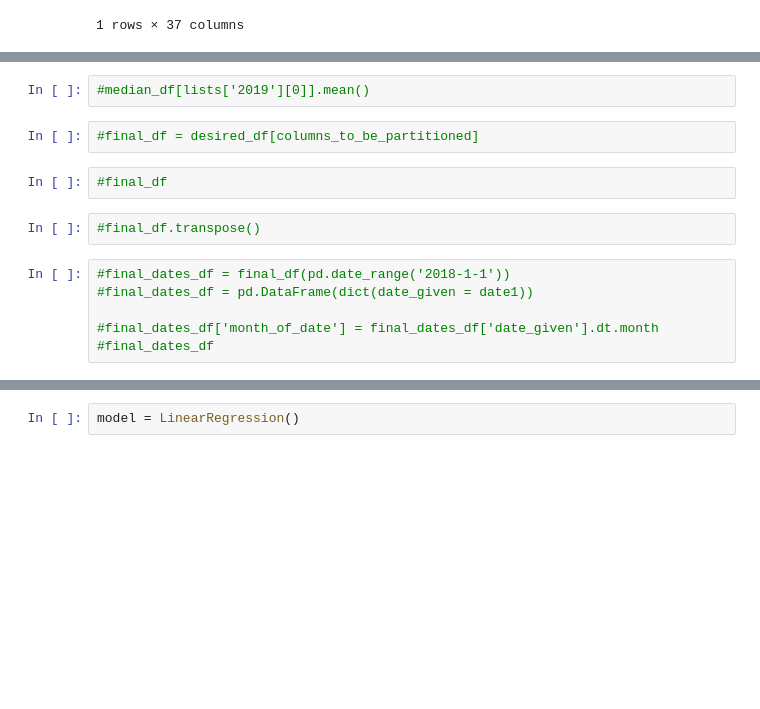
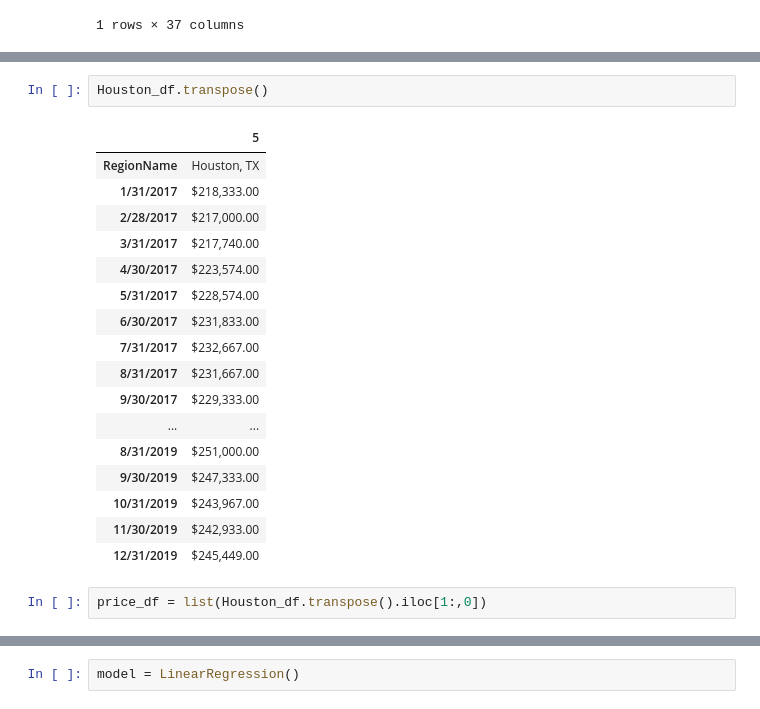
Before and after one commit to rachanamule/Housing_Data, a Jupyter notebook: house_machine_learning.ipynb, the cells around one changed output, grey strips where cells are left out. Cells and saved outputs as stored; diff of their text form; blank space fills up the shorter version.

```diff
--- a/house_machine_learning.ipynb
+++ b/house_machine_learning.ipynb
@@ -48,14 +42,22 @@ Houston_df
-# %%
-#median_df[lists['2019'][0]].mean()
-# %%
-#final_df = desired_df[columns_to_be_partitioned]
-# %%
-#final_df
-# %%
-#final_df.transpose()
-# %%
-#final_dates_df = final_df(pd.date_range('2018-1-1'))
-#final_dates_df = pd.DataFrame(dict(date_given = date1))
-
-#final_dates_df['month_of_date'] = final_dates_df['date_given'].dt.month
-#final_dates_df
+# %%
+Houston_df.transpose()
+# %% [output]
+|  | 5 |
+| RegionName | Houston, TX |
+| 1/31/2017 | $218,333.00 |
+| 2/28/2017 | $217,000.00 |
+| 3/31/2017 | $217,740.00 |
+| 4/30/2017 | $223,574.00 |
+| 5/31/2017 | $228,574.00 |
+| 6/30/2017 | $231,833.00 |
+| 7/31/2017 | $232,667.00 |
+| 8/31/2017 | $231,667.00 |
+| 9/30/2017 | $229,333.00 |
+| ... | ... |
+| 8/31/2019 | $251,000.00 |
+| 9/30/2019 | $247,333.00 |
+| 10/31/2019 | $243,967.00 |
+| 11/30/2019 | $242,933.00 |
+| 12/31/2019 | $245,449.00 |
+# %%
+price_df = list(Houston_df.transpose().iloc[1:,0])
```
Also changed, not shown: parts of 24 cells of this notebook, 2 other files.
